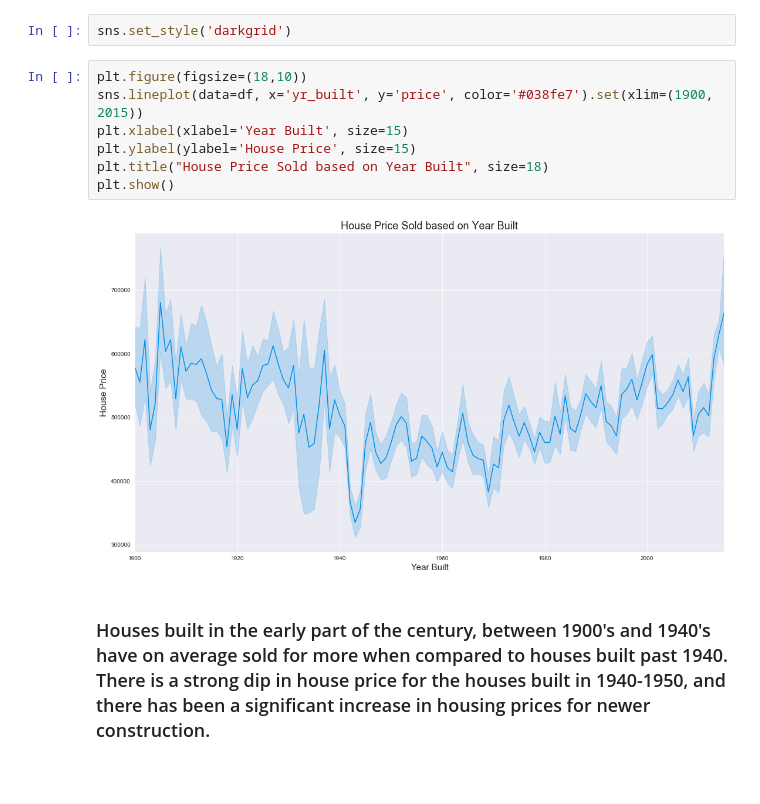
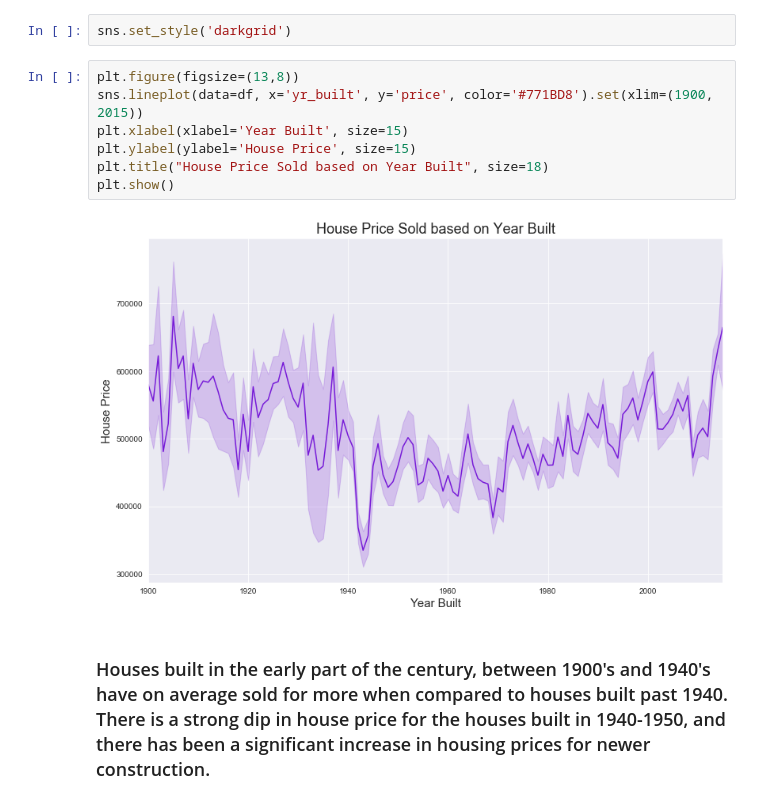
Before and after one commit to GusC-Git/dsc-phase-2-project-online, a Jupyter notebook: Notebooks/Q1_YearBuilt_Renovated.ipynb, the cells around one changed output. Saved outputs shown, nothing was run; the diff lists cells and outputs as text; blank space fills up the shorter version.

```diff
--- a/Notebooks/Q1_YearBuilt_Renovated.ipynb
+++ b/Notebooks/Q1_YearBuilt_Renovated.ipynb
@@ -23,14 +24,14 @@ df.head()
 # %%
 sns.set_style('darkgrid')
 # %%
-plt.figure(figsize=(18,10))
-sns.lineplot(data=df, x='yr_built', y='price', color='#038fe7').set(xlim=(1900, 2015))
+plt.figure(figsize=(13,8))
+sns.lineplot(data=df, x='yr_built', y='price', color='#771BD8').set(xlim=(1900, 2015))
 plt.xlabel(xlabel='Year Built', size=15)
 plt.ylabel(ylabel='House Price', size=15)
 plt.title("House Price Sold based on Year Built", size=18)
 plt.show()
 # %% [output]
-[figure, old version]
+[figure, new version]
 # %% [markdown]
 ### Houses built in the early part of the century, between 1900's and 1940's have on average sold for more when compared to houses built past 1940. There is a strong dip in house price for the houses built in 1940-1950, and there has been a significant increase in housing prices for newer construction.
 # %% [markdown]
```
Also changed, not shown: parts of 6 cells of this notebook, 12 other files.
